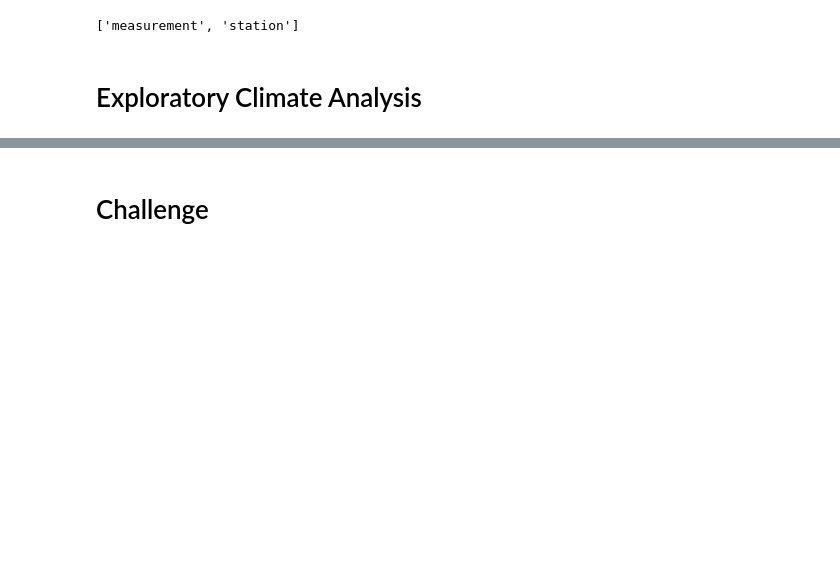
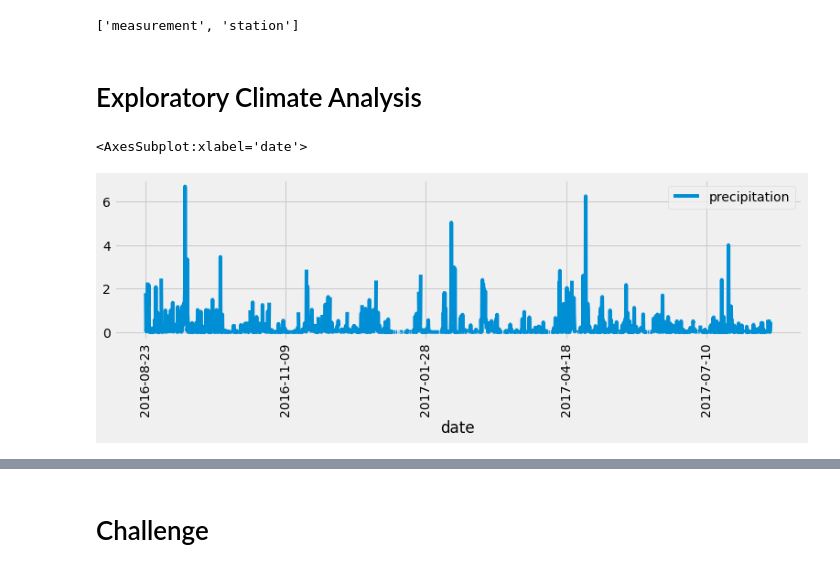
Before and after one commit to Baldo431/surfs_up, a Jupyter notebook: climate_analysis.ipynb, the cells around one changed output, grey strips where cells are left out. Cells and saved outputs as stored; diff of their text form; code cells hidden in the pictures; blank space fills up the shorter version.

Commit message:
Created query, added results to dataframe and plotted the results

```diff
--- a/climate_analysis.ipynb
+++ b/climate_analysis.ipynb
@@ -41,16 +41,25 @@ session = Session(engine)
 # %%
 # Design a query to retrieve the last 12 months of precipitation data and plot the results.
 #Starting from the last data point in the database.
 
-
 # Calculate the date one year from the last date in data set.
+prev_year = dt.date(2017, 8, 23) - dt.timedelta(days=365)
 
 # Perform a query to retrieve the data and precipitation scores
+results = session.query(Measurements.date, Measurements.prcp).filter(Measurements.date >= prev_year).all()
 
 # Save the query results as a Pandas DataFrame and set the index to the date column
+df = pd.DataFrame(results, columns=['date','precipitation'])
 
 # Sort the dataframe by date
+df.set_index(df['date'], inplace=True)
+df.sort_index(inplace=True)
+#print(df.to_string(index=False))
 
 # Use Pandas Plotting with Matplotlib to plot the data
+df.plot(figsize=(12,3),rot=90)
+# %% [output]
+<AxesSubplot:xlabel='date'>
+[figure, added]
 # %%
 # Use Pandas to calcualte the summary statistics for the precipitation data
```
Also changed, not shown: parts of 1 cell of this notebook.
